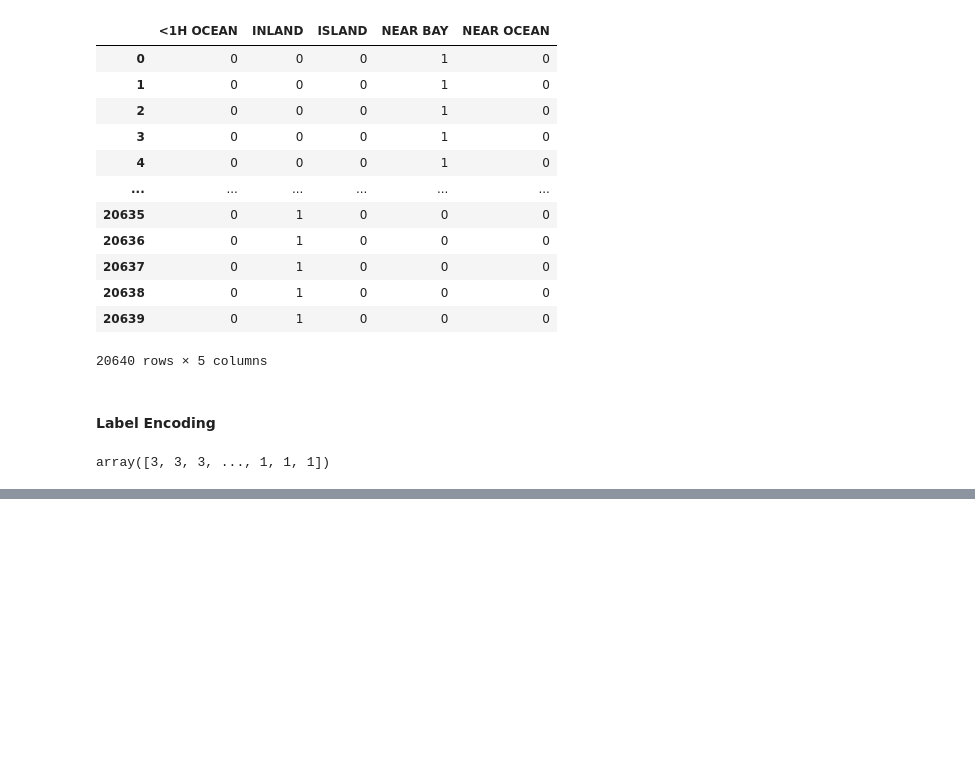
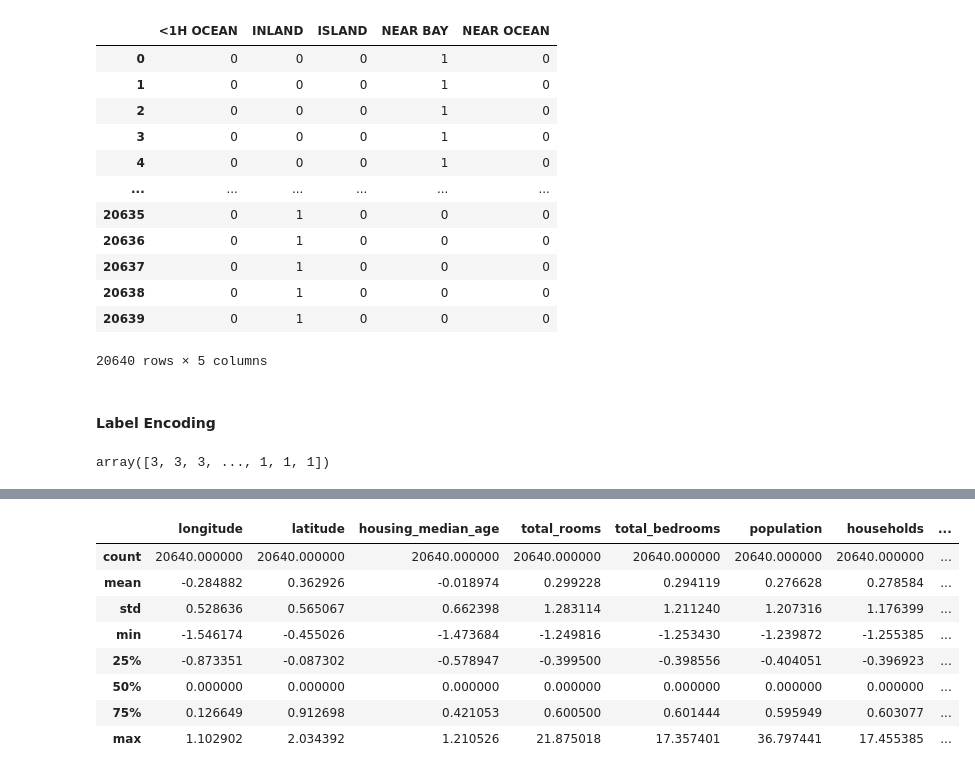
Before and after one commit to Kirlewn/Machine-Learning-Projects, a Jupyter notebook: Regression/california_housing_ml_notebook.ipynb, the cells around one changed output, grey strips where cells are left out. Cells and saved outputs as stored; diff of their text form; code cells hidden in the pictures; blank space fills up the shorter version.

```diff
--- a/Regression/california_housing_ml_notebook.ipynb
+++ b/Regression/california_housing_ml_notebook.ipynb
@@ -546,0 +597,12 @@ array([3, 3, 3, ..., 1, 1, 1])
+# %%
+rs_data_df.describe()
+# %% [output]
+|  | longitude | latitude | housing_median_age | total_rooms | total_bedrooms | population | households | ... |
+| count | 20640.000000 | 20640.000000 | 20640.000000 | 20640.000000 | 20640.000000 | 20640.000000 | 20640.000000 | ... |
+| mean | -0.284882 | 0.362926 | -0.018974 | 0.299228 | 0.294119 | 0.276628 | 0.278584 | ... |
+| std | 0.528636 | 0.565067 | 0.662398 | 1.283114 | 1.211240 | 1.207316 | 1.176399 | ... |
+| min | -1.546174 | -0.455026 | -1.473684 | -1.249816 | -1.253430 | -1.239872 | -1.255385 | ... |
+| 25% | -0.873351 | -0.087302 | -0.578947 | -0.399500 | -0.398556 | -0.404051 | -0.396923 | ... |
+| 50% | 0.000000 | 0.000000 | 0.000000 | 0.000000 | 0.000000 | 0.000000 | 0.000000 | ... |
+| 75% | 0.126649 | 0.912698 | 0.421053 | 0.600500 | 0.601444 | 0.595949 | 0.603077 | ... |
+| max | 1.102902 | 2.034392 | 1.210526 | 21.875018 | 17.357401 | 36.797441 | 17.455385 | ... |
```
Also changed, not shown: parts of 13 cells of this notebook.
